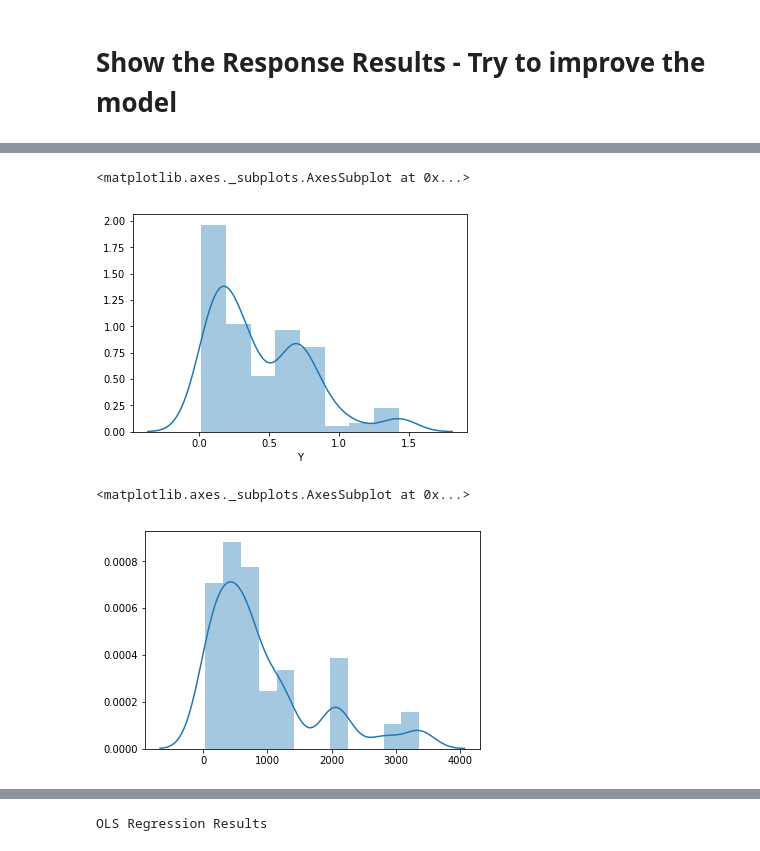
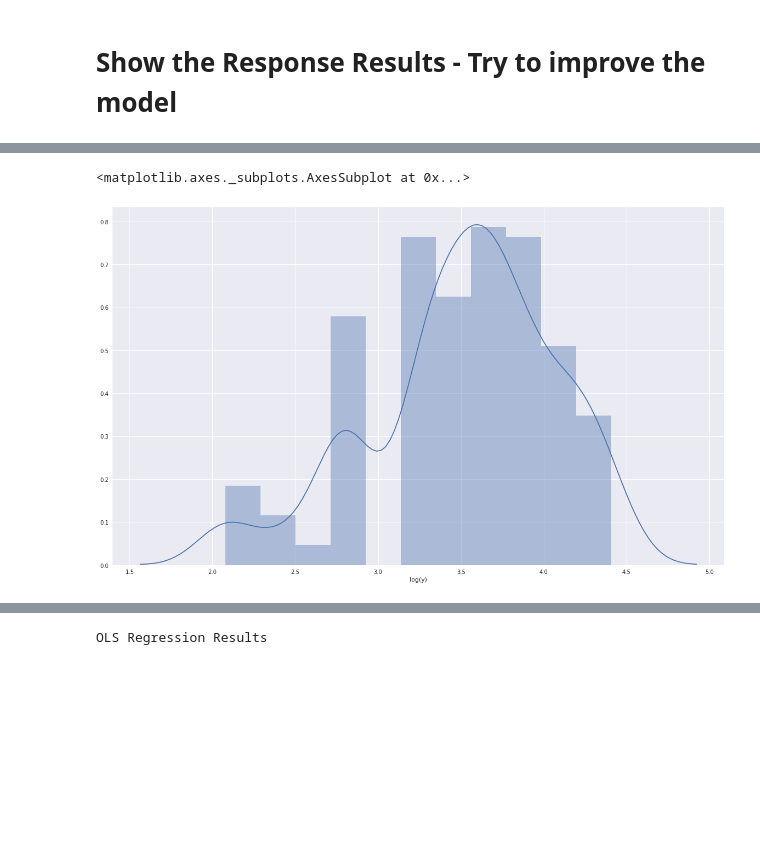
Before and after one commit to filippomedri/nextsuperhero, a Jupyter notebook: regression.ipynb, the cells around one changed output, grey strips where cells are left out. Saved outputs shown, nothing was run; the diff lists cells and outputs as text; code cells hidden in the pictures; blank space fills up the shorter version.

```diff
--- a/regression.ipynb
+++ b/regression.ipynb
@@ -321,14 +350,12 @@ sns.distplot(log_y)
+# %%
+sns.set(color_codes=True)
+plt.figure(figsize=(20,12))
+x = pd.Series(log_y, name="log(y)")
+sns.distplot(x)
+# %% [output]
+<matplotlib.axes._subplots.AxesSubplot at 0x...>
+[figure, added]
 # %%
 log_y_mean = np.mean(log_y)
 # %%
 log_normalized = np.abs(log_y - log_y_mean)
-# %%
-sns.distplot(log_normalized)
-# %% [output]
-<matplotlib.axes._subplots.AxesSubplot at 0x...>
-[figure, removed]
-# %%
-sns.distplot(boxcox(y,2))
-# %% [output]
-<matplotlib.axes._subplots.AxesSubplot at 0x...>
-[figure, removed]
```
Also changed, not shown: parts of 22 cells of this notebook.
